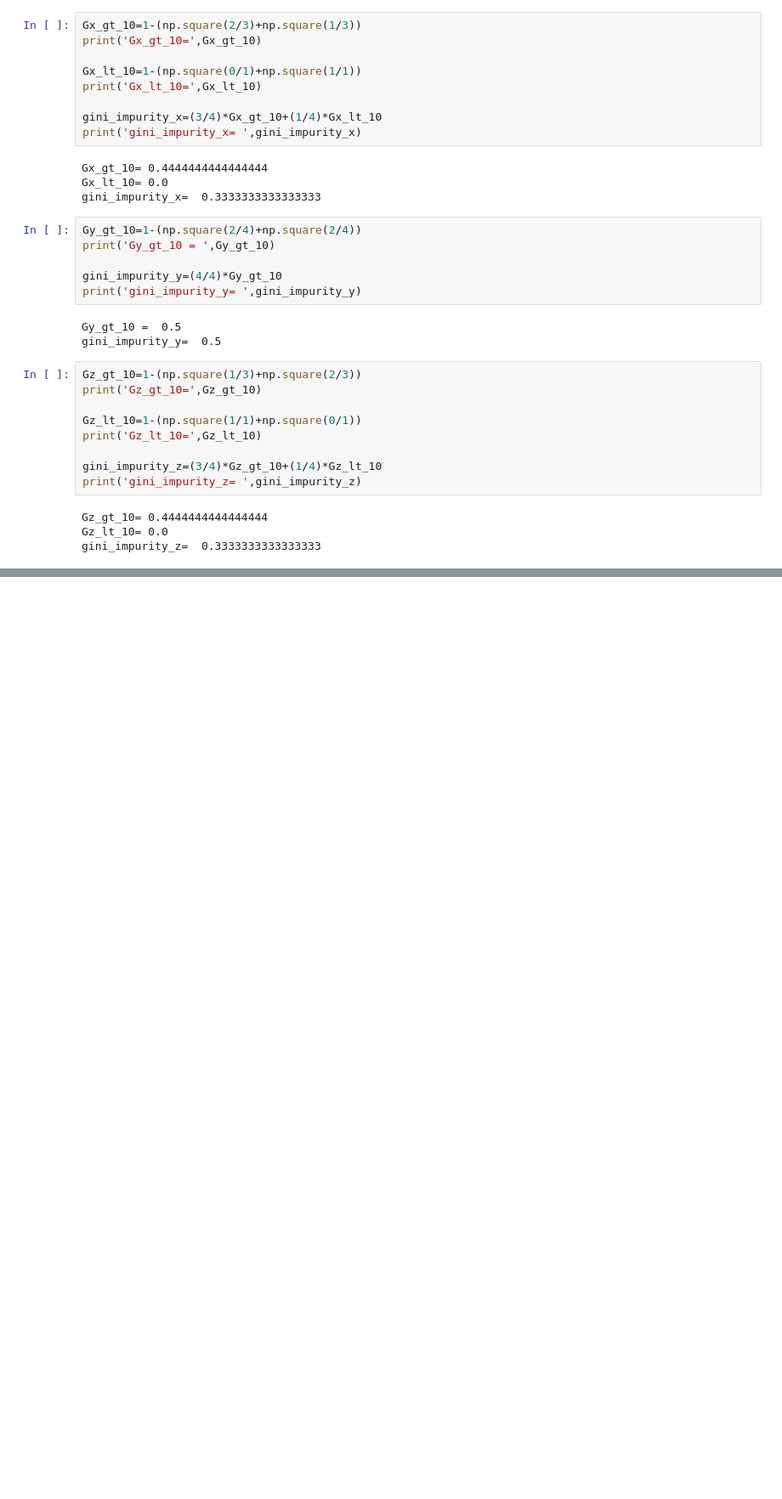
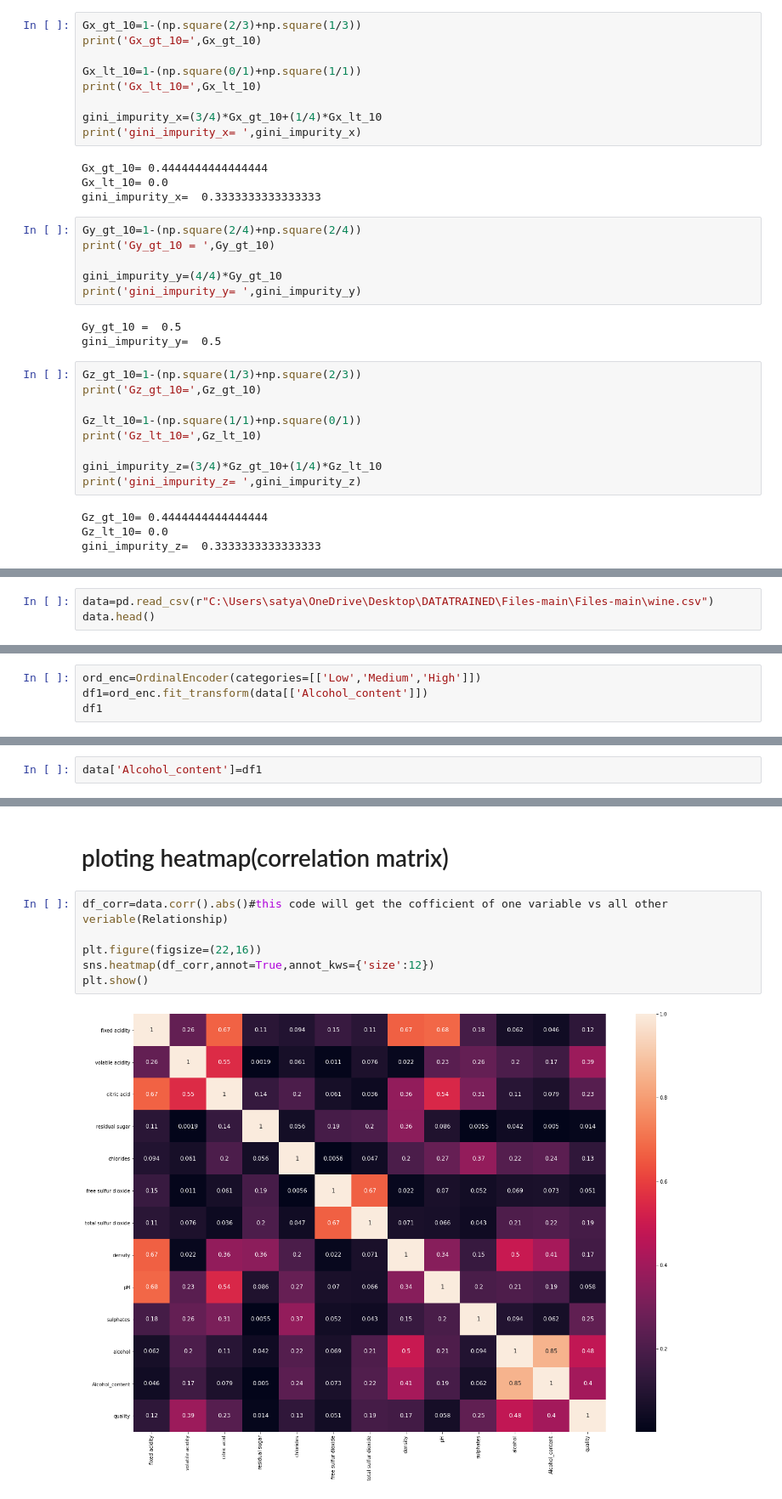
Before and after one commit to SATYAMP076/CLASS, a Jupyter notebook: decision_tree_encode.ipynb, the cells around one changed output, grey strips where cells are left out. Shown at 85% size. Drawn from its saved outputs; the diff is of its cells as text; blank space fills up the shorter version.

```diff
--- a/decision_tree_encode.ipynb
+++ b/decision_tree_encode.ipynb
@@ -127,0 +139,3 @@ gini_impurity_z=  0.3333333333333333
+# %%
+data=pd.read_csv(r"C:\Users\satya\OneDrive\Desktop\DATATRAINED\Files-main\Files-main\wine.csv")
+data.head()
@@ -127,0 +181,4 @@ gini_impurity_z=  0.3333333333333333
+# %%
+ord_enc=OrdinalEncoder(categories=[['Low','Medium','High']])
+df1=ord_enc.fit_transform(data[['Alcohol_content']])
+df1
@@ -127,0 +193,2 @@ gini_impurity_z=  0.3333333333333333
+# %%
+data['Alcohol_content']=df1
@@ -127,0 +204,10 @@ gini_impurity_z=  0.3333333333333333
+# %% [markdown]
+# ploting heatmap(correlation matrix)
+# %%
+df_corr=data.corr().abs()#this code will get the cofficient of one variable vs all other veriable(Relationship)
+
+plt.figure(figsize=(22,16))
+sns.heatmap(df_corr,annot=True,annot_kws={'size':12})
+plt.show()
+# %% [output]
+[figure, added]
```
Also changed, not shown: parts of 15 cells of this notebook.
